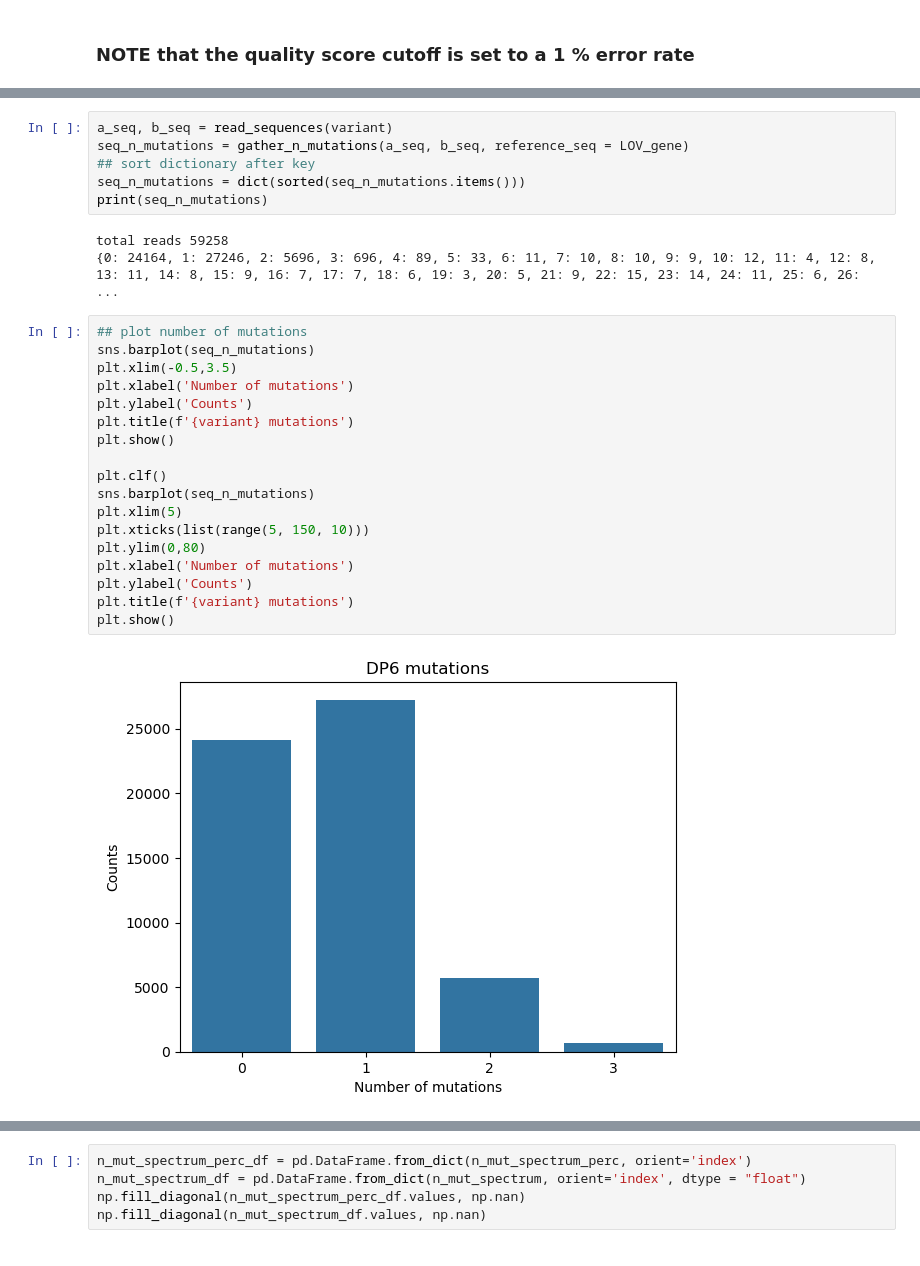
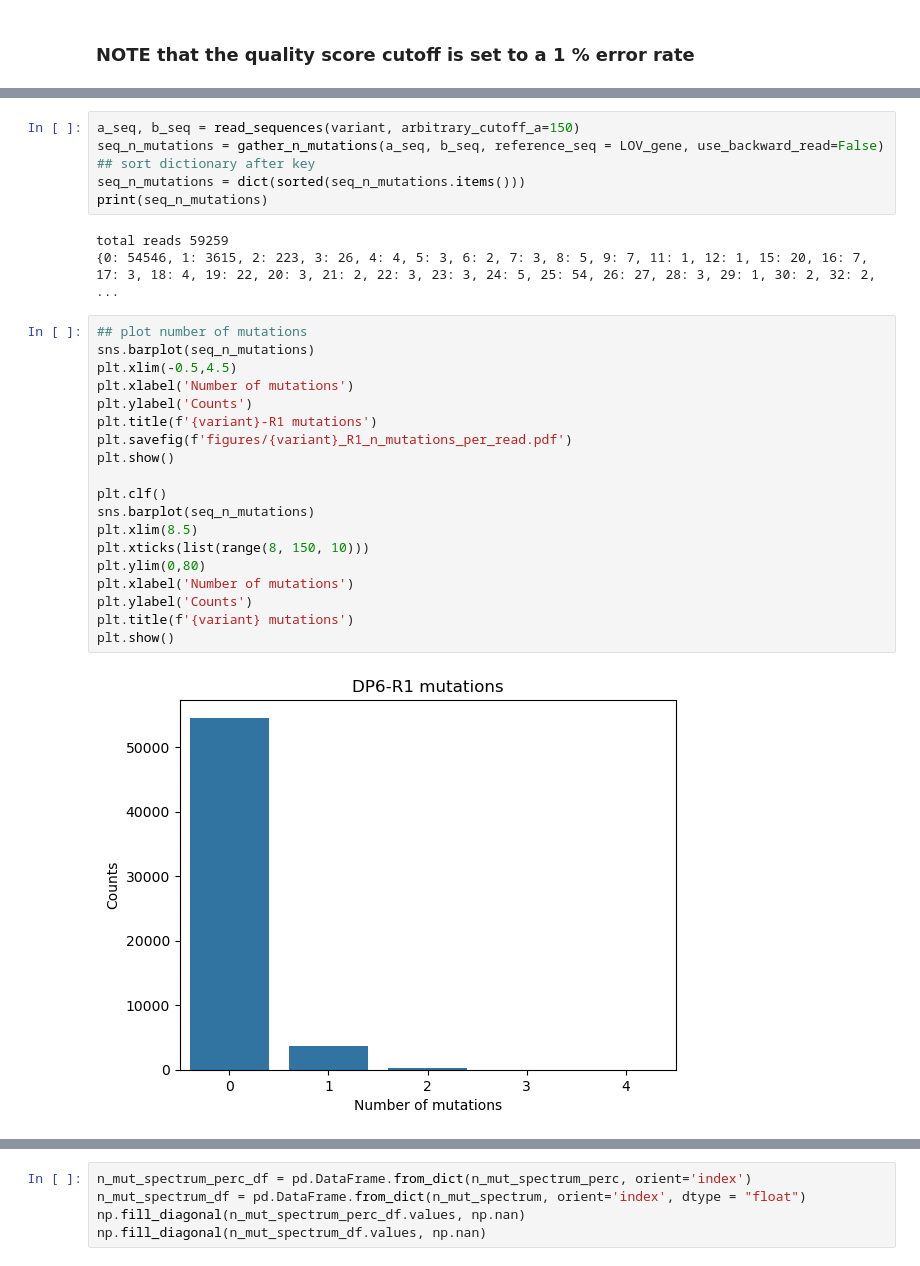
Before and after one commit to AliceHovsepyan/pogo_pance_draft, a Jupyter notebook: DMS_analysis.ipynb, the cells around one changed output, grey strips where cells are left out. Drawn from its saved outputs; the diff is of its cells as text.

```diff
--- a/DMS_analysis.ipynb
+++ b/DMS_analysis.ipynb
@@ -490,29 +596,30 @@ plot_mutation_enrichment(AA_relative, f'{variant}-AA', DNA = False, fig_folder="
 # %%
-a_seq, b_seq = read_sequences(variant)
-seq_n_mutations = gather_n_mutations(a_seq, b_seq, reference_seq = LOV_gene)
+a_seq, b_seq = read_sequences(variant, arbitrary_cutoff_a=150)
+seq_n_mutations = gather_n_mutations(a_seq, b_seq, reference_seq = LOV_gene, use_backward_read=False)
 ## sort dictionary after key
 seq_n_mutations = dict(sorted(seq_n_mutations.items()))
 print(seq_n_mutations)
 # %% [output]
-total reads 59258
-{0: 24164, 1: 27246, 2: 5696, 3: 696, 4: 89, 5: 33, 6: 11, 7: 10, 8: 10, 9: 9, 10: 12, 11: 4, 12: 8, 13: 11, 14: 8, 15: 9, 16: 7, 17: 7, 18: 6, 19: 3, 20: 5, 21: 9, 22: 15, 23: 14, 24: 11, 25: 6, 26:  ...
+total reads 59259
+{0: 54546, 1: 3615, 2: 223, 3: 26, 4: 4, 5: 3, 6: 2, 7: 3, 8: 5, 9: 7, 11: 1, 12: 1, 15: 20, 16: 7, 17: 3, 18: 4, 19: 22, 20: 3, 21: 2, 22: 3, 23: 3, 24: 5, 25: 54, 26: 27, 28: 3, 29: 1, 30: 2, 32: 2, ...
 # %%
 ## plot number of mutations
 sns.barplot(seq_n_mutations)
-plt.xlim(-0.5,3.5)
+plt.xlim(-0.5,4.5)
 plt.xlabel('Number of mutations')
 plt.ylabel('Counts')
-plt.title(f'{variant} mutations')
+plt.title(f'{variant}-R1 mutations')
+plt.savefig(f'figures/{variant}_R1_n_mutations_per_read.pdf')
 plt.show()
 
 plt.clf()
 sns.barplot(seq_n_mutations)
-plt.xlim(5)
-plt.xticks(list(range(5, 150, 10)))
+plt.xlim(8.5)
+plt.xticks(list(range(8, 150, 10)))
 plt.ylim(0,80)
 plt.xlabel('Number of mutations')
 plt.ylabel('Counts')
 plt.title(f'{variant} mutations')
 plt.show()
 # %% [output]
-[figure, old version]
+[figure, new version]
```
Also changed, not shown: parts of 22 cells of this notebook, 1 other file.
